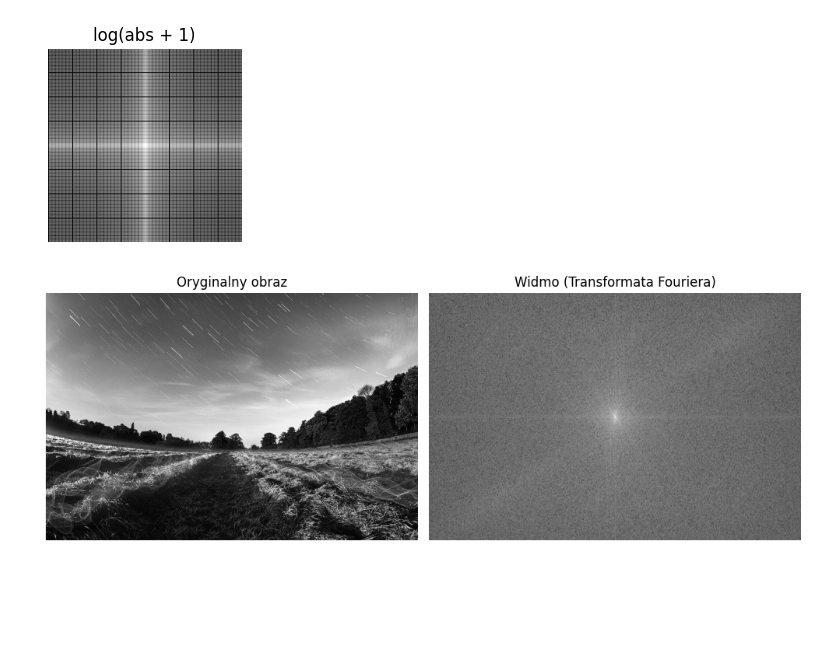
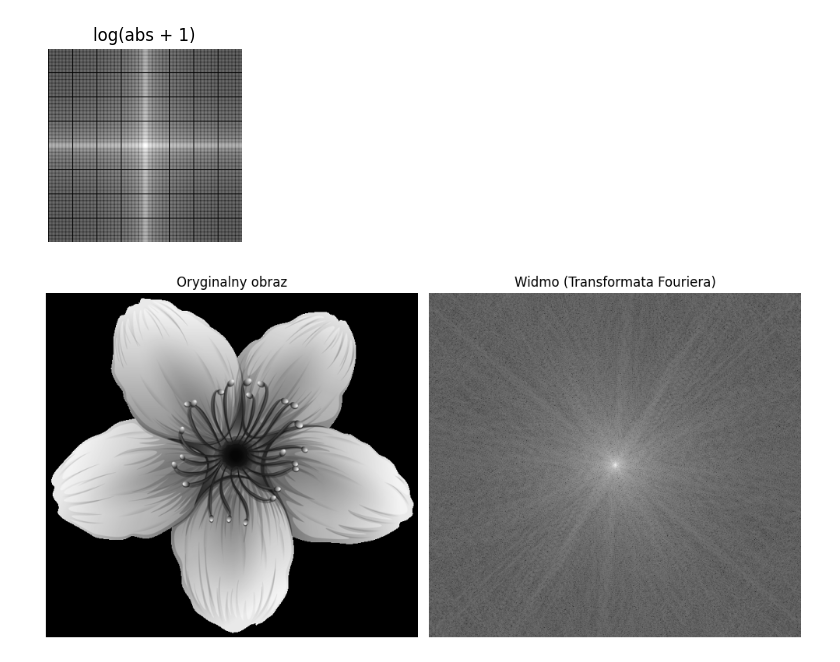
Before and after one commit to mmzek/png_decoder, a Jupyter notebook: notebook.ipynb, the cells around one changed output. Drawn from its saved outputs; the diff is of its cells as text; code cells hidden in the pictures; blank space fills up the shorter version.

```diff
--- a/notebook.ipynb
+++ b/notebook.ipynb
@@ -317,35 +278,35 @@ plt.show()
 # %%
 import numpy as np
 import matplotlib.pyplot as plt
 from PIL import Image
 
 def show_fourier_spectrum(image_path):
 
     img = Image.open(image_path).convert('L')
     img_array = np.array(img)
 
     f_transform = np.fft.fft2(img_array)
 
     f_shift = np.fft.fftshift(f_transform)
 
-    magnitude_spectrum = 20 * np.log(np.abs(f_shift) + 1)
+    magnitude_spectrum = np.log(np.abs(f_shift) + 1)
 
     plt.figure(figsize=(10, 5))
 
     plt.subplot(121)
     plt.imshow(img_array, cmap='gray')
     plt.title('Oryginalny obraz')
     plt.axis('off')
 
     plt.subplot(122)
     plt.imshow(magnitude_spectrum, cmap='gray')
     plt.title('Widmo (Transformata Fouriera)')
     plt.axis('off')
 
     plt.tight_layout()
     plt.show()
-show_fourier_spectrum("sample.png")
+show_fourier_spectrum("flower.png")
 # %% [output]
-[figure, old version]
+[figure, new version]
 # %%
 import os
```
Also changed, not shown: parts of 14 cells of this notebook.
